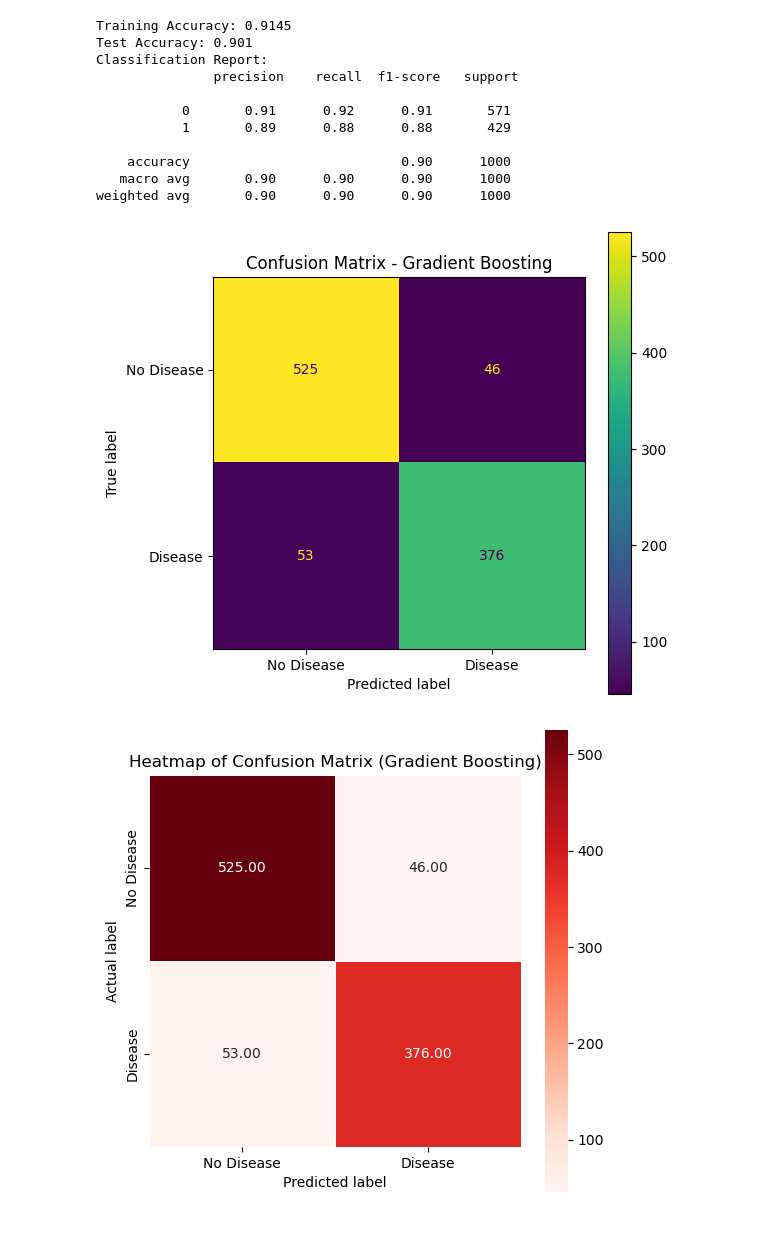
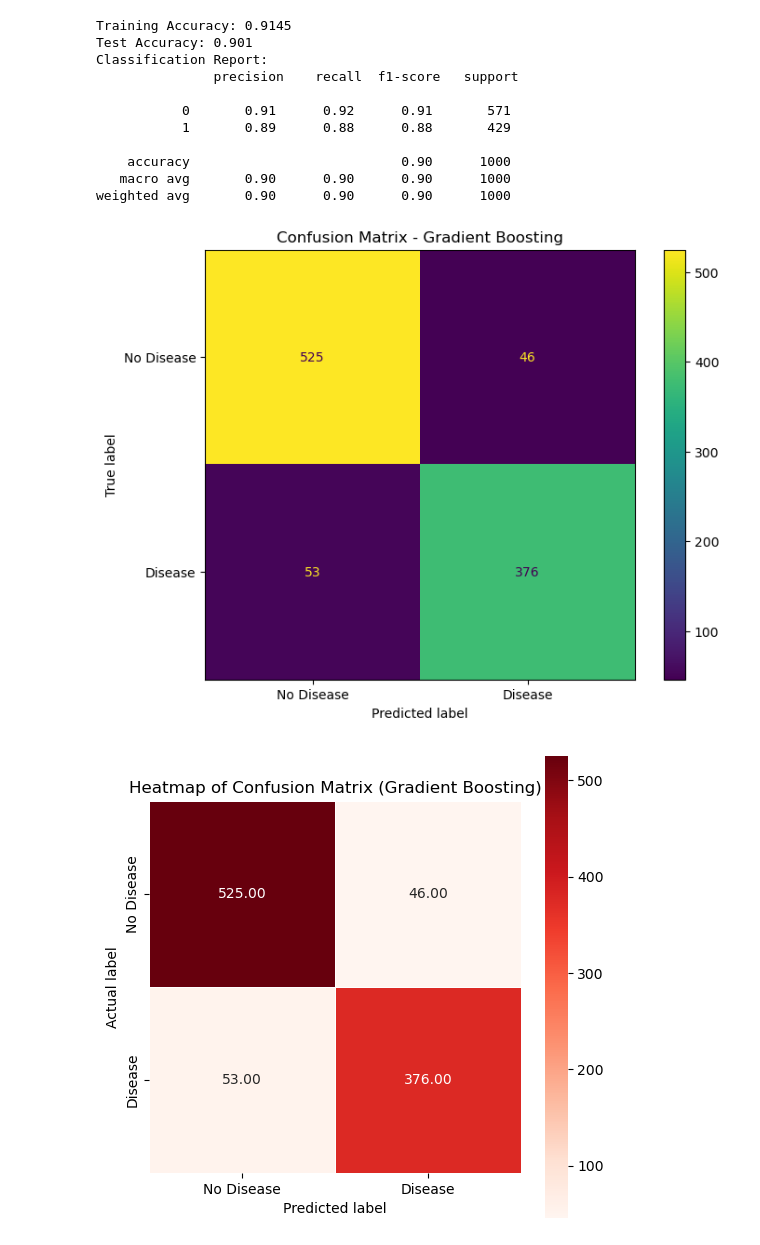
Before and after one commit to github-cweehy/Lung-Cancer-Detection-ML, a Jupyter notebook: GradientBoosting.ipynb, the cells around one changed output. Cells and saved outputs as stored; diff of their text form; code cells hidden in the pictures.

```diff
--- a/GradientBoosting.ipynb
+++ b/GradientBoosting.ipynb
@@ -137,3 +137,15 @@ plt.suptitle("Feature Distributions")
 plt.show()
 # %% [output]
 [figure]
+# %%
+# Generate feature correlation heatmap
+correlation_matrix = data.corr(numeric_only=True)
+
+# Plot the heatmap
+plt.figure(figsize=(16, 10))
+sns.set(style="whitegrid")
+sns.heatmap(correlation_matrix, annot=True, fmt=".2f", cmap="coolwarm", linewidths=0.5)
+
+plt.title("Feature Correlation Heatmap", fontsize=16)
+plt.tight_layout()
+plt.show()
@@ -175,14 +189,14 @@ weighted avg       0.90      0.90      0.90      1000
 # %%
 cm_gb = confusion_matrix(y_test, y_test_pred_gb)
 
 disp = ConfusionMatrixDisplay(confusion_matrix=cm_gb, display_labels=['No Disease', 'Disease'])
-fig, ax = plt.subplots(figsize=(6, 6))
+fig, ax = plt.subplots(figsize=(8, 6))
 ax.set_title('Confusion Matrix - Gradient Boosting')
 disp.plot(ax=ax)
 plt.grid(False)
 plt.show()
 # %% [output]
-[figure, old version]
+[figure, new version]
 # %%
 # Plot heatmap for Gradient Boosting
 plt.figure(figsize=(6, 6))
```
Also changed, not shown: parts of 2 cells of this notebook, 3 other files.
